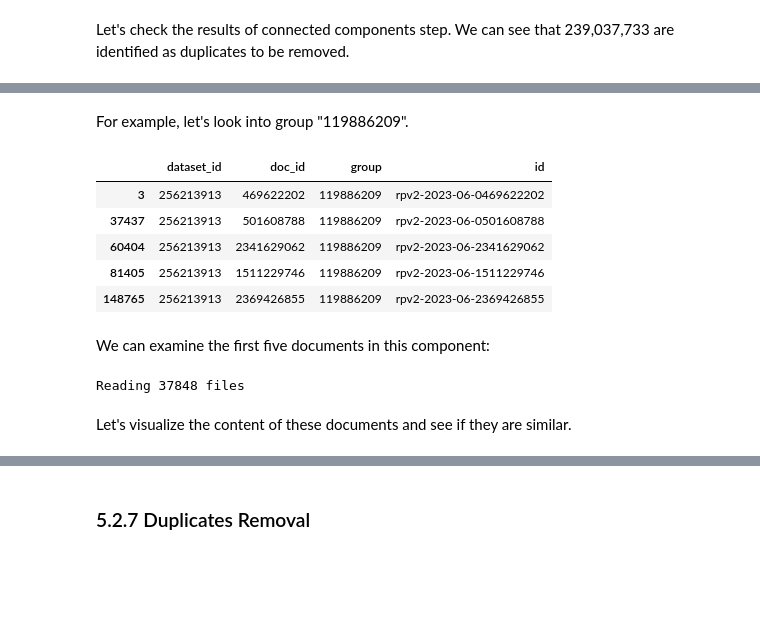
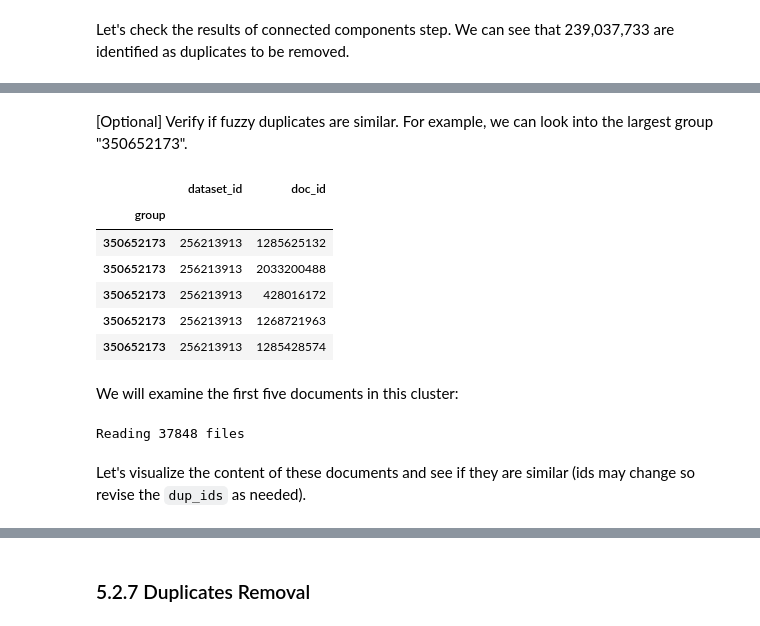
Before and after one commit to NVIDIA/NeMo-Curator, a Jupyter notebook: tutorials/pretraining-data-curation/red-pajama-v2-curation-tutorial.ipynb, the cells around one changed output, grey strips where cells are left out. Cells and saved outputs as stored; diff of their text form; code cells hidden in the pictures; blank space fills up the shorter version.

```diff
--- a/tutorials/pretraining-data-curation/red-pajama-v2-curation-tutorial.ipynb
+++ b/tutorials/pretraining-data-curation/red-pajama-v2-curation-tutorial.ipynb
@@ -945,17 +919,18 @@ cc_grouped.head()
 # %% [markdown]
-For example, let's look into group "119886209".
+[Optional] Verify if fuzzy duplicates are similar. For example, we can look into the largest group "350652173".
-# %%
-dup_group = cc_result[cc_result['group'] == 119886209].compute()
-dup_group.head()
-# %% [output]
-|  | dataset_id | doc_id | group | id |
-| 3 | 256213913 | 469622202 | 119886209 | rpv2-2023-06-0469622202 |
-| 37437 | 256213913 | 501608788 | 119886209 | rpv2-2023-06-0501608788 |
-| 60404 | 256213913 | 2341629062 | 119886209 | rpv2-2023-06-2341629062 |
-| 81405 | 256213913 | 1511229746 | 119886209 | rpv2-2023-06-1511229746 |
-| 148765 | 256213913 | 2369426855 | 119886209 | rpv2-2023-06-2369426855 |
+# %%
+dup_group = cc_result.loc[350652173].compute()
+dup_group.head()
+# %% [output]
+|  | dataset_id | doc_id |
+| group |  |  |
+| 350652173 | 256213913 | 1285625132 |
+| 350652173 | 256213913 | 2033200488 |
+| 350652173 | 256213913 | 428016172 |
+| 350652173 | 256213913 | 1268721963 |
+| 350652173 | 256213913 | 1285428574 |
 # %% [markdown]
-We can examine the first five documents in this component:
+We will examine the first five documents in this cluster:
 # %%
 # read input dataset
 input_data_dir = os.path.join(base_dir, "rpv2-2023-06-en-cleaned")
@@ -963,4 +938,4 @@ input_dataset = DocumentDataset.read_json(input_data_dir, add_filename=True)
 # %% [output]
 Reading 37848 files
 # %% [markdown]
-Let's visualize the content of these documents and see if they are similar.
+Let's visualize the content of these documents and see if they are similar (ids may change so revise the `dup_ids` as needed).
```
Also changed, not shown: parts of 42 cells of this notebook, 5 other files.
